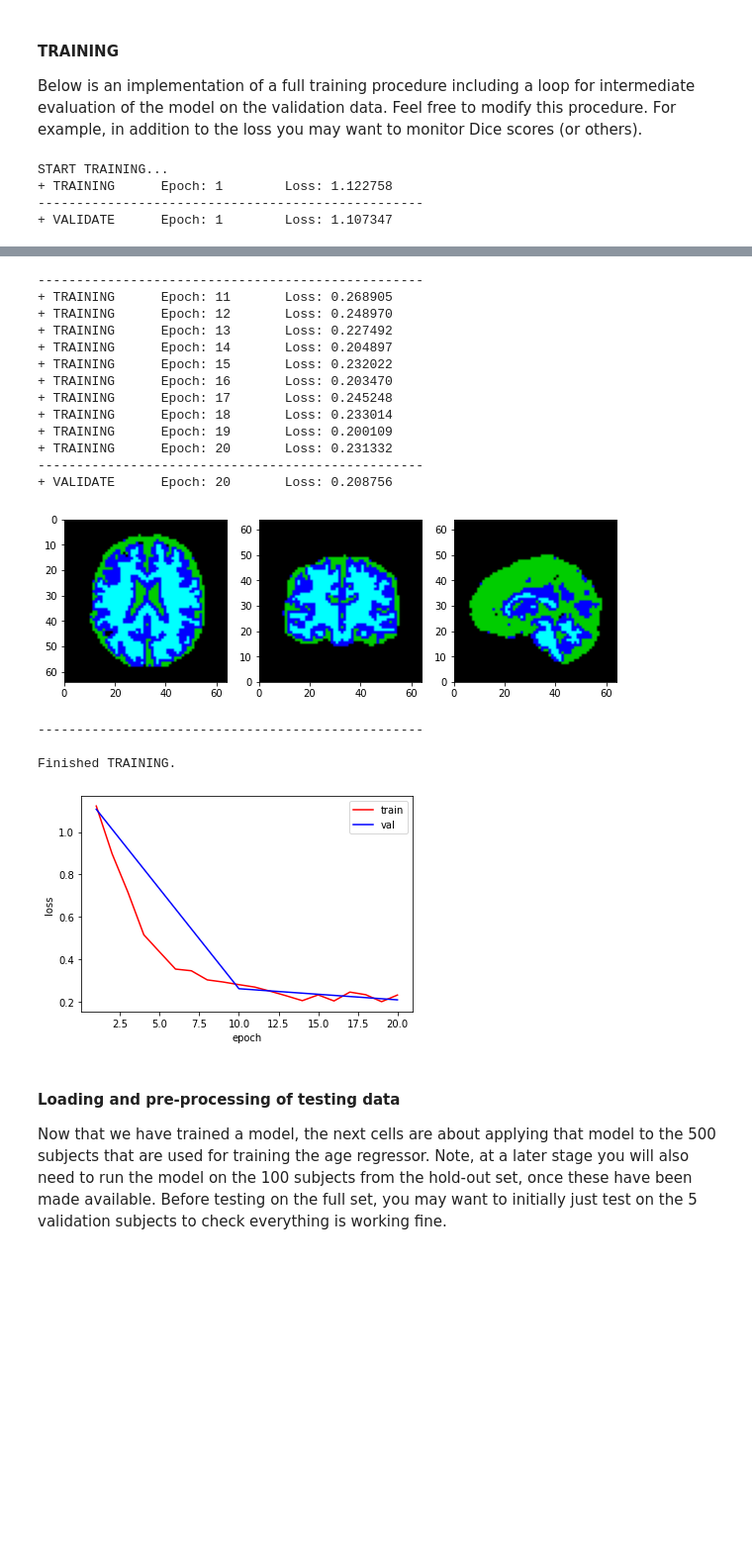
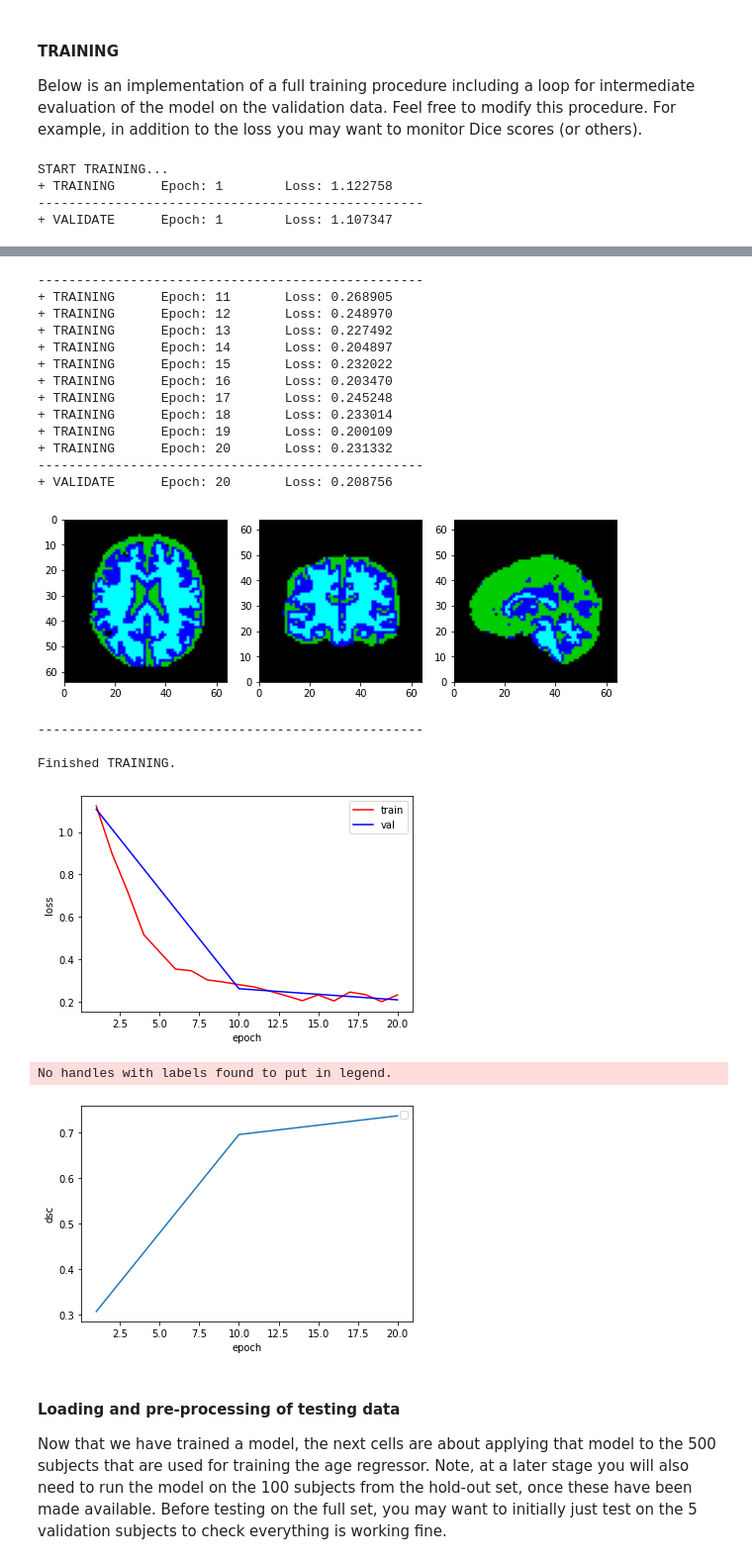
Before and after one commit to gf4417/MLforIMG-CW, a Jupyter notebook: Copy_of_CW_Brain_Age_Regression.ipynb, the cells around one changed output, grey strips where cells are left out. Shown at 99% size. Cells and saved outputs as stored; diff of their text form; code cells hidden in the pictures; blank space fills up the shorter version.

```diff
--- a/Copy_of_CW_Brain_Age_Regression.ipynb
+++ b/Copy_of_CW_Brain_Age_Regression.ipynb
@@ -438,6 +442,16 @@ class SimpleNet3D(nn.Module):
 #### TRAINING
 
 Below is an implementation of a full training procedure including a loop for intermediate evaluation of the model on the validation data. Feel free to modify this procedure. For example, in addition to the loss you may want to monitor Dice scores (or others).
+# %%
+# Added Metrics #
+
+import sklearn.metrics as sk
+def dice_score(prd, seg, ignore=None):
+  assert prd.max() == seg.max() and prd.min() == seg.min(), "Number of classes differ for segmentation and prediction."
+  if not ignore is None:
+    f1_scores = sk.f1_score(prd.flatten(), seg.flatten(), average=None)
+    return np.delete(f1_scores, ignore, 0).mean()
+  return sk.f1_score(prd.flatten(), seg.flatten(), average=None ) #'weighted')
 # %%
 model_dir = os.path.join(out_dir, 'model')
 if not os.path.exists(model_dir):
@@ -452,6 +466,7 @@ optimizer = torch.optim.Adam(model.parameters(), lr=learning_rate)
 
 loss_train_log = []
 loss_val_log = []
+dsc_log = []
 epoch_val_log = []
 
 print('START TRAINING...')
@@ -474,19 +489,24 @@ for epoch in range(1, num_epochs + 1):
     if epoch == 1 or epoch % val_interval == 0:
         loss_val = 0
         sum_pts = 0
+        dsc = 0
         with torch.no_grad():
             for data_sample in dataloader_val:
-                img, seg = data_sample['img'].to(device), data_sample['seg'].to(device)
+                img, seg, msk = data_sample['img'].to(device), data_sample['seg'].to(device), data_sample['msk'].to(device)
                 prd = model(img)
                 loss_val += F.cross_entropy(prd, seg.squeeze(1), reduction='sum').item()
                 sum_pts += np.prod(img_size)
+                prd = torch.argmax(prd, dim=1)
+                dsc += dice_score(prd * msk, seg * msk, 0)
 
-        prd = torch.argmax(prd, dim=1)
+        #prd = torch.argmax(prd, dim=1)
         prediction = sitk.GetImageFromArray(prd.cpu().squeeze().numpy().astype(np.uint8))
 
 
         loss_val /= sum_pts
+        dsc /= len(dataloader_val)
 
+        dsc_log.append(dsc)
         loss_val_log.append(loss_val)
         epoch_val_log.append(epoch)
 
@@ -505,6 +525,11 @@ plt.legend(loc='upper right')
 plt.xlabel('epoch')
 plt.ylabel('loss')
 plt.show()
+
+plt.plot(epoch_val_log, dsc_log)
+plt.xlabel('epoch')
+plt.ylabel('dsc')
+plt.show()
 # %% [output]
 START TRAINING...
 + TRAINING      Epoch: 1        Loss: 1.122758
@@ -515,33 +540,35 @@ START TRAINING...
 + TRAINING      Epoch: 2        Loss: 0.897308
 + TRAINING      Epoch: 3        Loss: 0.715820
 + TRAINING      Epoch: 4        Loss: 0.515585
 + TRAINING      Epoch: 5        Loss: 0.434249
 + TRAINING      Epoch: 6        Loss: 0.353707
 + TRAINING      Epoch: 7        Loss: 0.345816
 + TRAINING      Epoch: 8        Loss: 0.302828
 + TRAINING      Epoch: 9        Loss: 0.292842
 + TRAINING      Epoch: 10       Loss: 0.280379
 --------------------------------------------------
 + VALIDATE      Epoch: 10       Loss: 0.261181
 [figure]
 --------------------------------------------------
 + TRAINING      Epoch: 11       Loss: 0.268905
 + TRAINING      Epoch: 12       Loss: 0.248970
 + TRAINING      Epoch: 13       Loss: 0.227492
 + TRAINING      Epoch: 14       Loss: 0.204897
 + TRAINING      Epoch: 15       Loss: 0.232022
 + TRAINING      Epoch: 16       Loss: 0.203470
 + TRAINING      Epoch: 17       Loss: 0.245248
 + TRAINING      Epoch: 18       Loss: 0.233014
 + TRAINING      Epoch: 19       Loss: 0.200109
 + TRAINING      Epoch: 20       Loss: 0.231332
 --------------------------------------------------
 + VALIDATE      Epoch: 20       Loss: 0.208756
 [figure]
 --------------------------------------------------
 
 Finished TRAINING.
 [figure]
+No handles with labels found to put in legend.
+[figure, added]
 # %% [markdown]
 #### Loading and pre-processing of testing data
 
```
Also changed, not shown: parts of 13 cells of this notebook.
